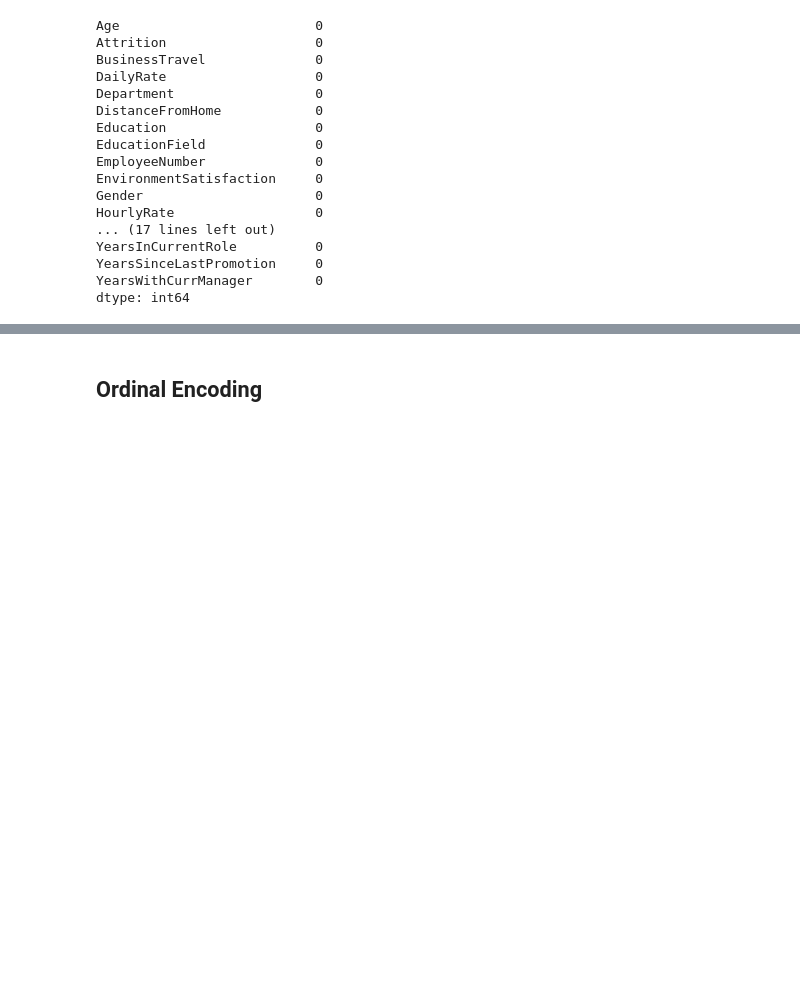
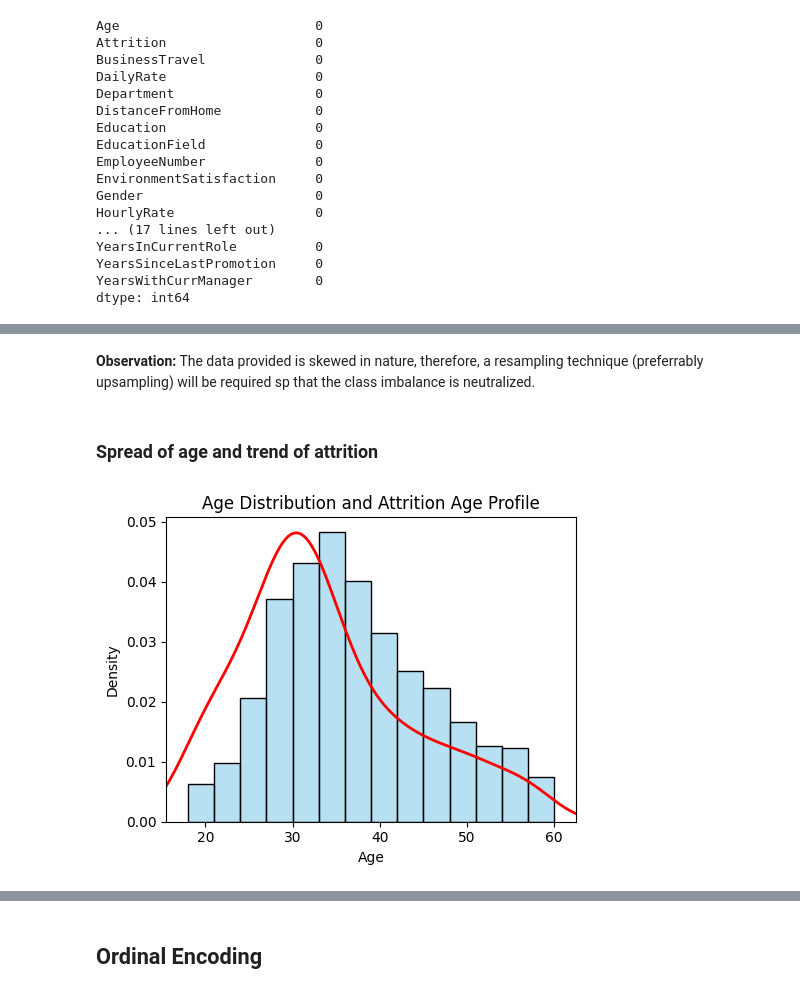
Before and after one commit to AKA-SSH/Employee-Attrition, a Jupyter notebook: hr-employee-attrition.ipynb, the cells around one changed output, grey strips where cells are left out. Cells and saved outputs as stored; diff of their text form; code cells hidden in the pictures; blank space fills up the shorter version.

```diff
--- a/hr-employee-attrition.ipynb
+++ b/hr-employee-attrition.ipynb
@@ -32,0 +71,34 @@ dtype: int64
+# %% [markdown]
+**Observation:** The data provided is skewed in nature, therefore, a resampling technique (preferrably upsampling) will be required sp that the class imbalance is neutralized.
+# %% [markdown]
+### Spread of age and trend of attrition
+# %%
+plt.figure(figsize=(5,4))
+
+sns.histplot(
+    data=DF_cleaned,
+    x="Age",
+    binwidth=3,
+    kde=False,
+    stat='density',
+    color='skyblue',
+    alpha=0.6,
+    label="Overall Employee Age Distribution"
+            )
+
+sns.kdeplot(
+    data=DF_cleaned[DF_cleaned.Attrition=="Yes"],
+    x="Age",
+    color="red",
+    linewidth=2,
+    label="Age Distribution of Attrited Employees"
+            )
+
+plt.xlim(DF_cleaned.Age.min()-2.5, DF_cleaned.Age.max()+2.5)
+
+plt.title("Age Distribution and Attrition Age Profile")
+
+plt.tight_layout()
+plt.show()
+# %% [output]
+[figure, added]
```
Also changed, not shown: parts of 49 cells of this notebook.
